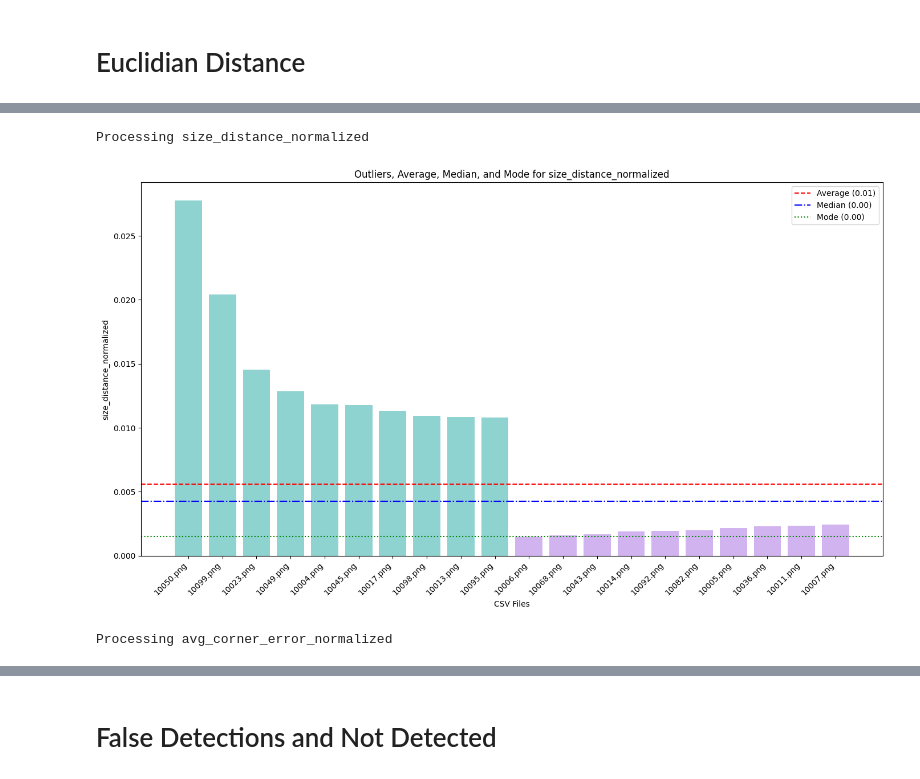
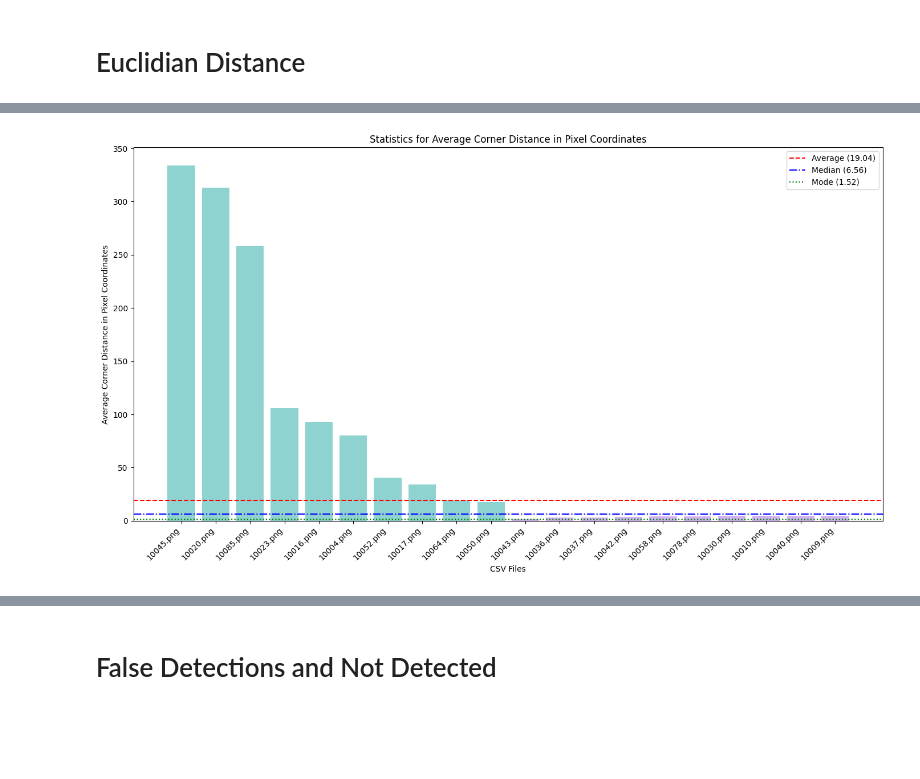
Before and after one commit to sarpermelikertekin/mt-3d-environments-from-video, a Jupyter notebook: yolo/yolo-analysis.ipynb, the cells around one changed output, grey strips where cells are left out. Drawn from its saved outputs; the diff is of its cells as text; code cells hidden in the pictures; blank space fills up the shorter version.

Commit message:
YOLO done (again)

```diff
--- a/yolo/yolo-analysis.ipynb
+++ b/yolo/yolo-analysis.ipynb
@@ -1,10 +1,11 @@
 # %%
 # Directories and model path
-model_path = 'C:/Users/sakar/mt-3d-environments-from-video/runs/pose/train5/weights/last.pt'
+model_path = 'C:/Users/sakar/mt-3d-environments-from-video/runs/pose/yolov8_final/weights/last.pt'
 image_dir = r"C:\Users\sakar\OneDrive\mt-datas\synthetic_data\12_yoro_dataset\images\test"
 ground_truth_dir = r"C:\Users\sakar\OneDrive\mt-datas\synthetic_data\12_yoro_dataset\2d_data"
 save_dir = r"C:\Users\sakar\OneDrive\mt-datas\Assets for the Report\Results Test"
 dataset = "test"
+starting_index = 10000
 # %% [markdown]
 # Euclidian Distance
 # %%
@@ -358,50 +342,61 @@ def identify_statistics_euc(df, metric):
     mode_value = df[metric].mode().iloc[0] if not df[metric].mode().empty else None
     return top_10_highest, top_10_lowest, avg_value, median_value, mode_value
 
-# Visualization for metrics
-def visualize_statistics_euc(top_10_high, top_10_low, metric, avg_value, median_value, mode_value):
+# Visualization function for center_distance_non_normalized
+def visualize_center_distance_non_normalized(results):
+    metric = "center_distance_non_normalized"
+    df = process_data(results, metric)
+    top_10_high, top_10_low, avg_value, median_value, mode_value = identify_statistics_euc(df, metric)
+
+    plt.figure(figsize=(14, 8))
     combined = pd.concat([top_10_high, top_10_low])
     labels = combined["File"]
     values = combined[metric]
+    colors = ['#8fd3d1'] * len(top_10_high) + ['#d1b3f0'] * len(top_10_low)
 
-    colors = (
-        ['#8fd3d1'] * len(top_10_high) +  # Light teal for highest
-        ['#d1b3f0'] * len(top_10_low)    # Light purple for lowest
-    )
+    plt.bar(labels, values, color=colors)
+    plt.axhline(avg_value, color='red', linestyle='--', label=f'Average ({avg_value:.2f})')
+    plt.axhline(median_value, color='blue', linestyle='-.', label=f'Median ({median_value:.2f})')
+    if mode_value is not None:
+        plt.axhline(mode_value, color='green', linestyle=':', label=f'Mode ({mode_value:.2f})')
+
+    plt.xlabel("CSV Files")
+    plt.ylabel("Center Distance in Pixel Coordinates ")
+    plt.title("Statistics for Center Distance in Pixel Coordinates")
+    plt.xticks(rotation=45, ha="right")
+    plt.legend(loc='upper right')
+    plt.tight_layout()
+    plt.savefig(f"{save_dir}\\yolo_{dataset}_{metric.lower()}_statistics.png", dpi=300)
+    plt.show()
+
+# Visualization function for avg_corner_error_non_normalized
+def visualize_avg_corner_error_non_normalized(results):
+    metric = "avg_corner_error_non_normalized"
+    df = process_data(results, metric)
+    top_10_high, top_10_low, avg_value, median_value, mode_value = identify_statistics_euc(df, metric)
 
     plt.figure(figsize=(14, 8))
-    bars = plt.bar(labels, values, color=colors)
+    combined = pd.concat([top_10_high, top_10_low])
+    labels = combined["File"]
+    values = combined[metric]
+    colors = ['#8fd3d1'] * len(top_10_high) + ['#d1b3f0'] * len(top_10_low)
 
-    # Plot average, median, and mode
-    plt.axhline(avg_value, color='red', linestyle='--', linewidth=1.5, label=f'Average ({avg_value:.2f})')
-    plt.axhline(median_value, color='blue', linestyle='-.', linewidth=1.5, label=f'Median ({median_value:.2f})')
+    plt.bar(labels, values, color=colors)
+    plt.axhline(avg_value, color='red', linestyle='--', label=f'Average ({avg_value:.2f})')
+    plt.axhline(median_value, color='blue', linestyle='-.', label=f'Median ({median_value:.2f})')
     if mode_value is not None:
-        plt.axhline(mode_value, color='green', linestyle=':', linewidth=1.5, label=f'Mode ({mode_value:.2f})')
+        plt.axhline(mode_value, color='green', linestyle=':', label=f'Mode ({mode_value:.2f})')
 
     plt.xlabel("CSV Files")
-    plt.ylabel(metric)
-    plt.title(f"Outliers, Average, Median, and Mode for {metric}")
+    plt.ylabel("Average Corner Distance in Pixel Coordinates")
+    plt.title("Statistics for Average Corner Distance in Pixel Coordinates")
     plt.xticks(rotation=45, ha="right")
+    plt.legend(loc='upper right')
     plt.tight_layout()
-
-    # Save the plot
     plt.savefig(f"{save_dir}\\yolo_{dataset}_{metric.lower()}_statistics.png", dpi=300)
-    plt.legend()
     plt.show()
 
-# Process and visualize each metric
-metrics = [
-    "center_distance_normalized",
-    "size_distance_normalized",
-    "avg_corner_error_normalized",
-    "center_distance_non_normalized",
-    "size_distance_non_normalized",
-    "avg_corner_error_non_normalized"
-]
-
-for metric in metrics:
-    print(f"Processing {metric}")
-    df = process_data(results, metric)
-    top_10_high, top_10_low, avg_value, median_value, mode_value = identify_statistics_euc(df, metric)
-    visualize_statistics_euc(top_10_high, top_10_low, metric, avg_value, median_value, mode_value)
+# Generate individual plots
+visualize_center_distance_non_normalized(results)
+visualize_avg_corner_error_non_normalized(results)
 # %% [output]
@@ -410,3 +404 @@ Processing center_distance_normalized
-Processing size_distance_normalized
-[figure, old version]
+[figure, new version]
-Processing avg_corner_error_normalized
```
Also changed, not shown: parts of 19 cells of this notebook, 1 other file.
